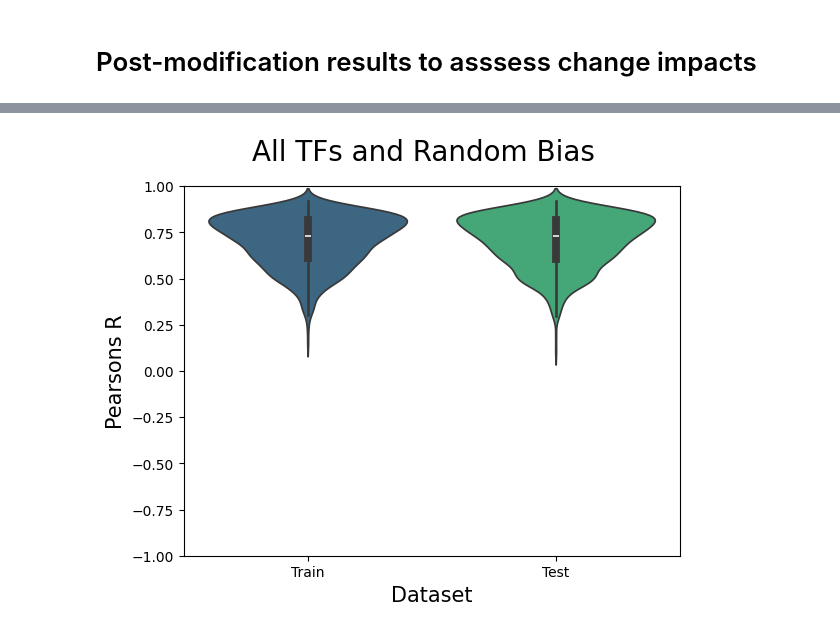
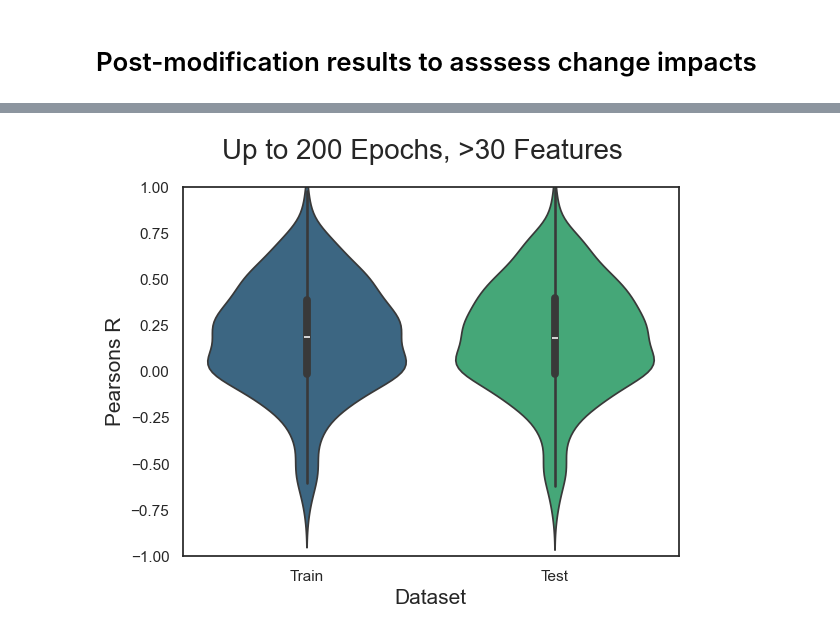
Before and after one commit to Alexander-Broadley/Zhang_lab_rotation, a Jupyter notebook: MML_model/model_evaluation/experimental_results.ipynb, the cells around one changed output, grey strips where cells are left out. Drawn from its saved outputs; the diff is of its cells as text; code cells hidden in the pictures.

```diff
--- a/MML_model/model_evaluation/experimental_results.ipynb
+++ b/MML_model/model_evaluation/experimental_results.ipynb
@@ -90,0 +96,11 @@ exp_results
+# %%
+sns.set_theme(style = 'white')
+
+sns.scatterplot(exp_results, y='train_pearsons', x = 'in_features', s = 10, color = '#0000ff', legend = False)
+plt.ylabel('Train PCC')
+plt.xlabel('# Input TFs')
+plt.title('Model Features against Training PCC', fontsize = 15)
+sns.despine()
+plt.axhline(0.5, color = '#e60000')
+plt.axhline(0.0, color = '#e60000')
+plt.savefig('Experimental_feature_number_vs_trainingPCC', dpi = 300)
@@ -91,6 +147,6 @@ exp_results
 # %%
 #transfrom dataframe to work with create_pearsons_violin
-to_plot_df = exp_results[['train_pearsons', 'test_pearsons']]
+to_plot_df = exp_results[exp_results['stopped_early'] == True][['train_pearsons', 'test_pearsons']]
 to_plot_df.columns = ['Train', 'Test']
 to_plot_df = to_plot_df.melt()
 to_plot_df.columns = ['dataset', 'pearsons']
@@ -97,7 +165,7 @@ to_plot_df.columns = ['dataset', 'pearsons']
 # %%
-create_pearsons_violin(to_plot_df, y_col = 'pearsons', title = 'All TFs and Random Bias', figure_root = './figures/experimental_figures/', file_title = 'all_TFS_and_randn_bias', ylim = (-1, 1))
+create_pearsons_violin(to_plot_df, y_col = 'pearsons', title = 'Up to 200 Epochs, >30 Features', figure_root = './figures/experimental_figures/', file_title = 'DELETE_ME', ylim = (-1, 1))
 # %% [output]
-[figure, old version]
+[figure, new version]
 # %%
 exp_results['train_pearsons'].describe()
 # %% [output]
```
Also changed, not shown: parts of 12 cells of this notebook, 10 other files.
